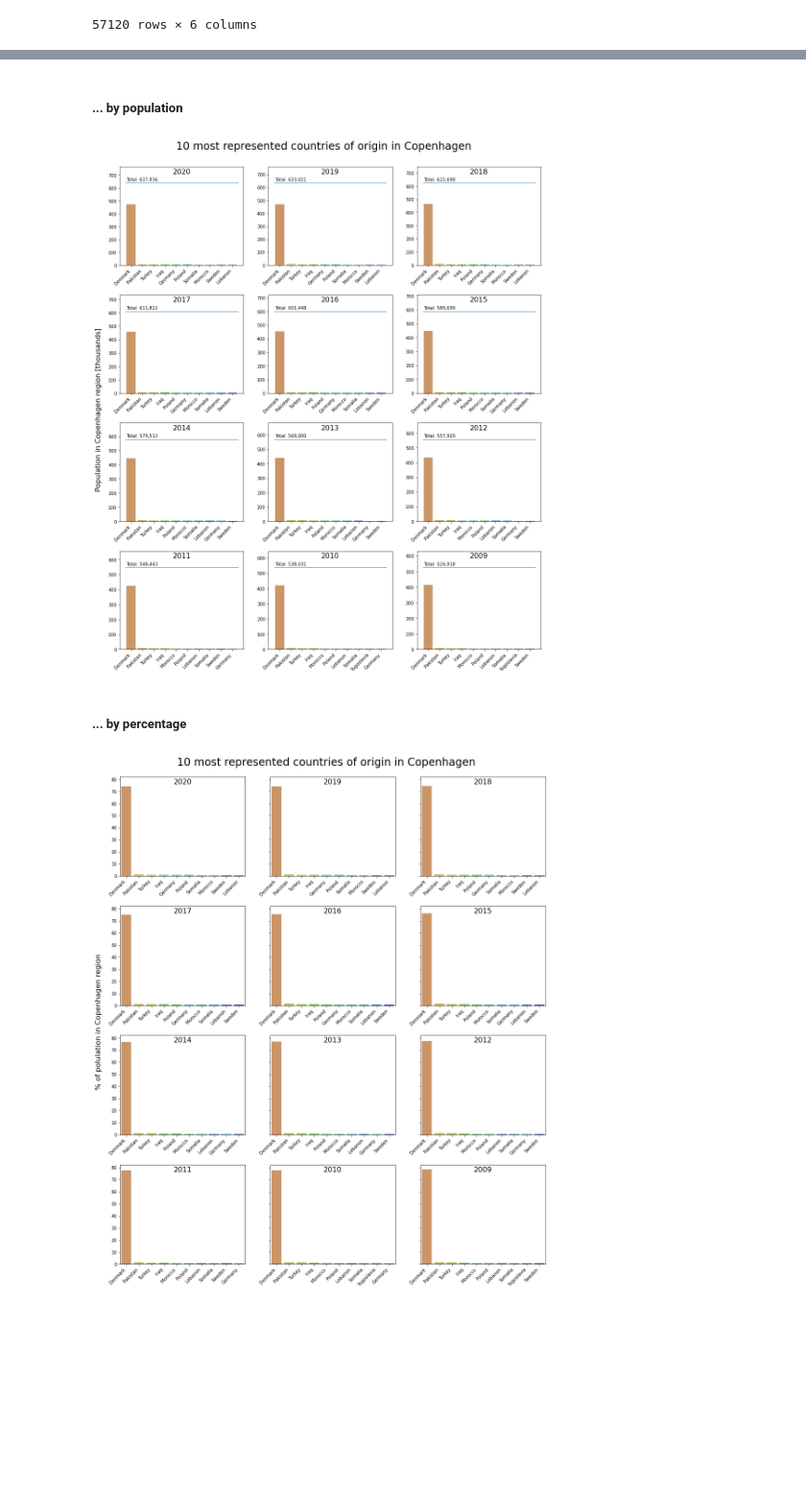
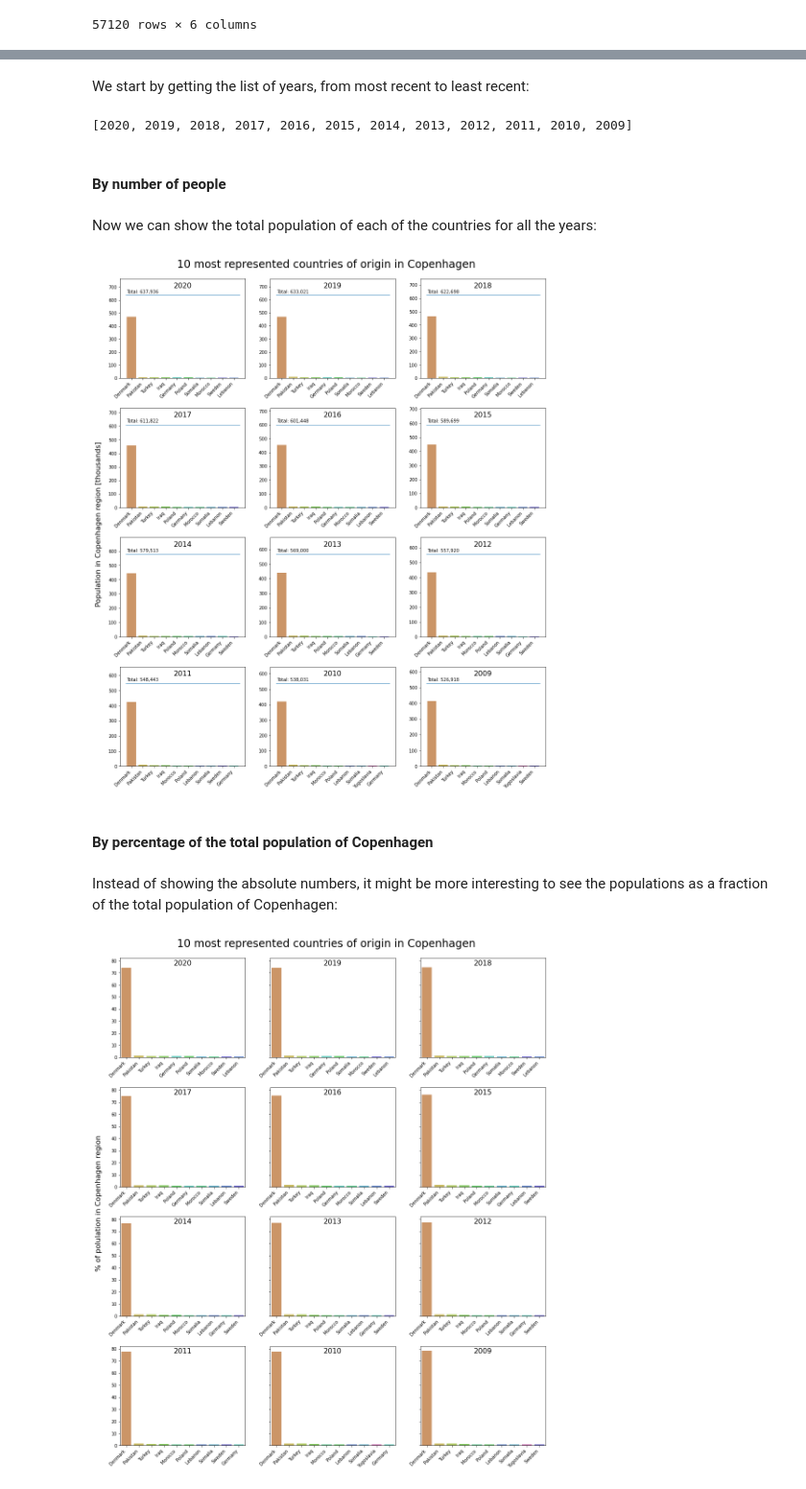
Before and after one commit to wojciechdk/social_data_analysis_and_visualization_final_project, a Jupyter notebook: data_visualization.ipynb, the cells around one changed output, grey strips where cells are left out. Shown at 96% size. Drawn from its saved outputs; the diff is of its cells as text; code cells hidden in the pictures; blank space fills up the shorter version.

```diff
--- a/data_visualization.ipynb
+++ b/data_visualization.ipynb
@@ -149,3 +150,5 @@ display(df_country_vs_year)
+# %% [markdown]
+We start by getting the list of years, from most recent to least recent:
 # %%
 # Get a list of countries represented in the dataframe,
 # Sorted by summarized number of people over the years
@@ -163,8 +166,15 @@ countries_sorted_by_number_of_people = (
 # Years from biggest to smallest.
 years = df_country_vs_year.index.to_list()
 years.sort(reverse=True)
+
+# Show the results.
+display(years)
+# %% [output]
+[2020, 2019, 2018, 2017, 2016, 2015, 2014, 2013, 2012, 2011, 2010, 2009]
-# %% [markdown]
-##### ... by population
+# %% [markdown]
+#### By number of people
+# %% [markdown]
+Now we can show the total population of each of the countries for all the years:
 # %%
 # Get the number of years.
 n_years = len(years)
@@ -217,36 +227,38 @@ for idx, (year, axes) in enumerate(zip(years, all_axes.ravel()[:n_plots])):
         x='Country of origin',
         y=year,
         ax=axes,
         palette=color_mapping)
 
     # Set the title of the plot.
-    axes.set_title(year, y=0.9)
+    axes.set_title(year, y=0.88)
     axes.set_xlabel('')
     axes.set_ylabel('')
     axes.set_ylim([axes.get_ylim()[0], total / 1e3 * 1.2])
 
     draw_threshold(total * 1e-3, axes, title=f'Total: {total:,.0f}')
 
     # Rotate x tick labels.
     plt.setp(
         axes.get_xticklabels(),
         rotation=45,
         ha='right',
         va='top',
     )
 
     # Apply the standard formatting.
     format_axes_annotation(axes)
 
 # Annotate the figure.
 # figure_x_label(figure, 'Day of week', y_position=0.06)
 figure_y_label(figure, 'Population in Copenhagen region [thousands]', x_position=0.08)
 figure.suptitle('10 most represented countries of origin in Copenhagen',
                 size=24,
-                y=0.92)
+                y=0.91)
 figure.set_facecolor("white")
 # %% [output]
-[figure, old version]
+[figure, new version]
-# %% [markdown]
-##### ... by percentage
+# %% [markdown]
+#### By percentage of the total population of Copenhagen
+# %% [markdown]
+Instead of showing the absolute numbers, it might be more interesting to see the populations as a fraction of the total population of Copenhagen:
 # %%
```
Also changed, not shown: parts of 41 cells of this notebook, 5 other files.
